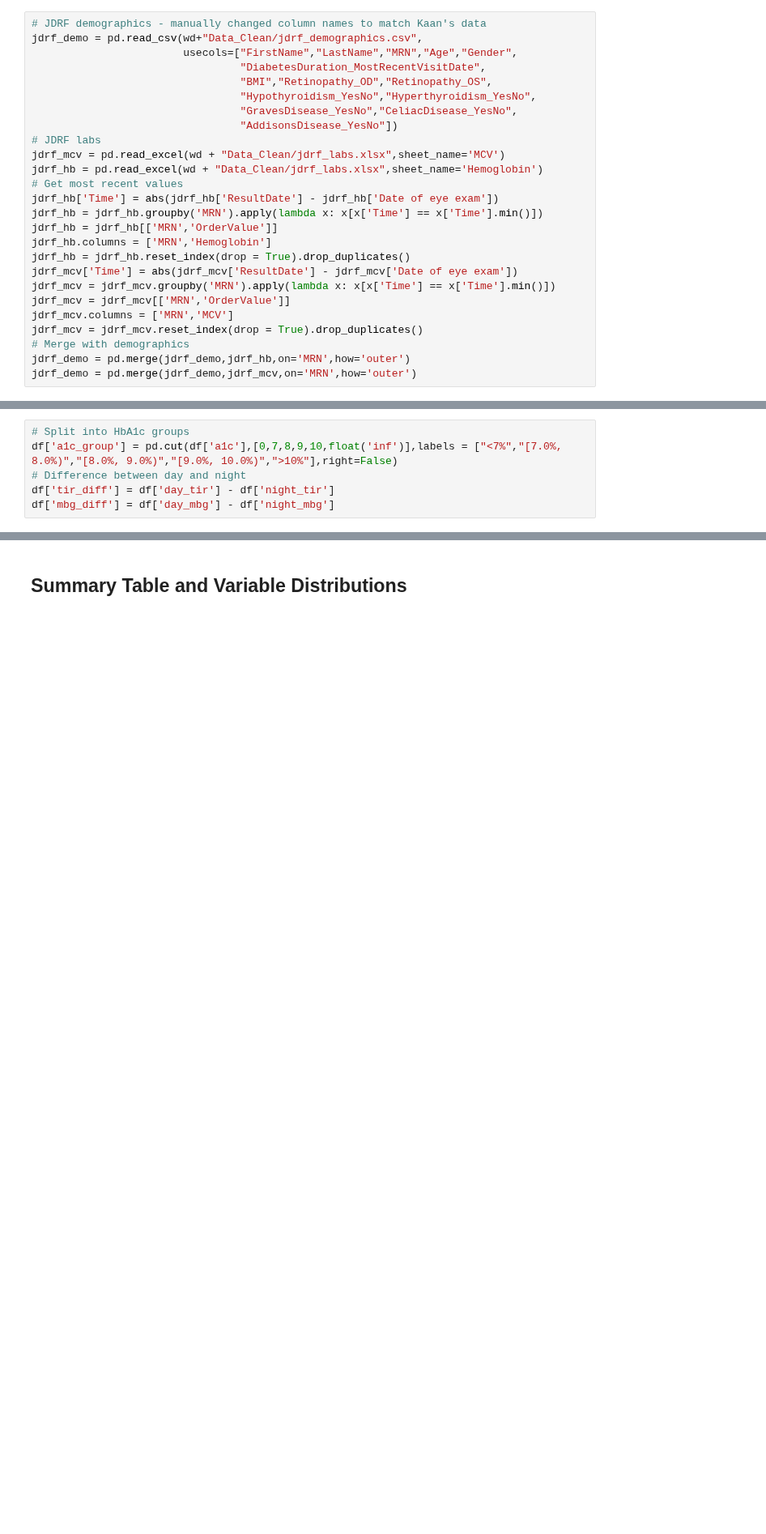
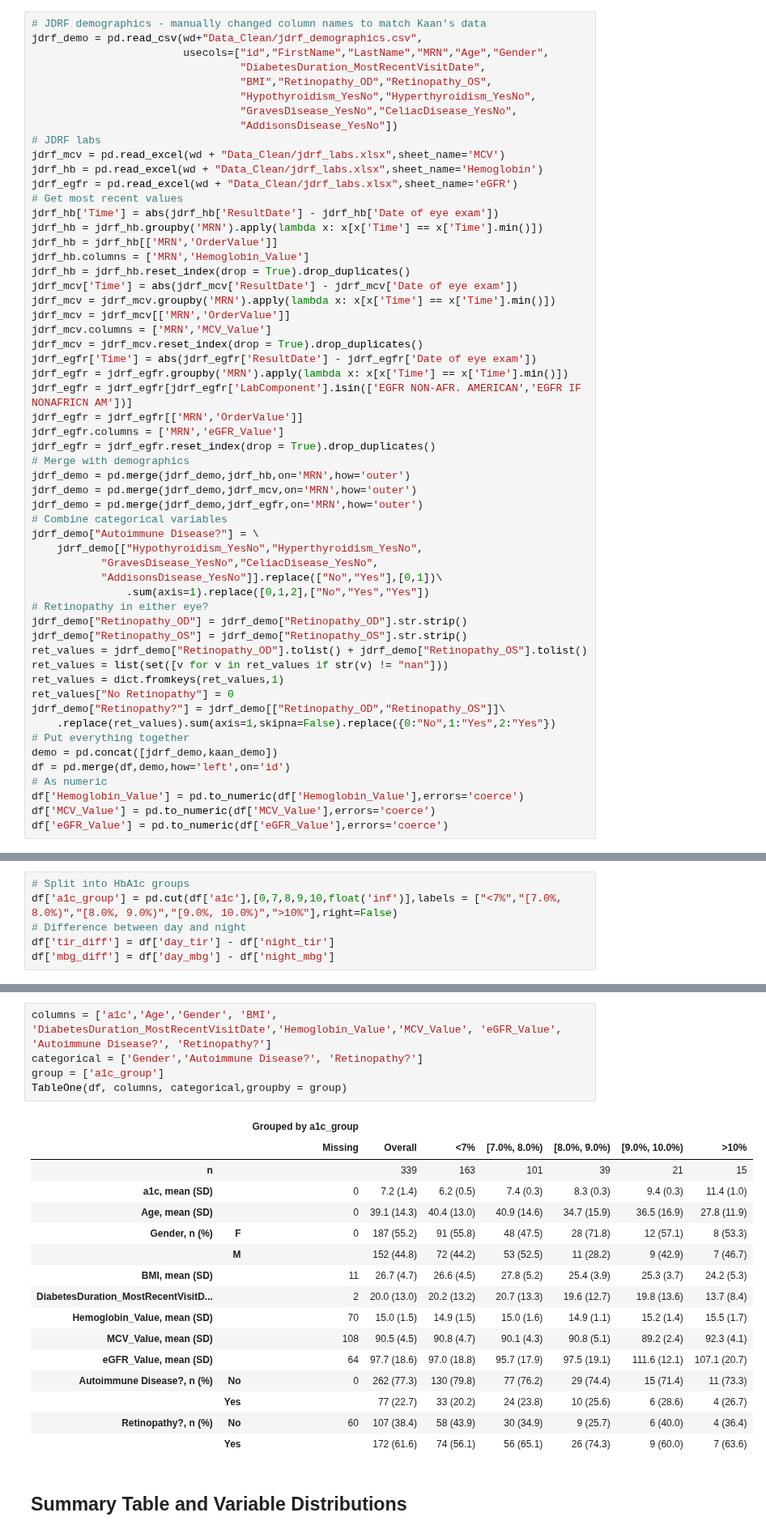
Before and after one commit to childhealthbiostatscore/BDC-Code, a Jupyter notebook: Viral Shah/Day and Night CGM/day_night_cgm_jdrf.ipynb, the cells around one changed output, grey strips where cells are left out. Shown at 81% size. Drawn from its saved outputs; the diff is of its cells as text; blank space fills up the shorter version.

```diff
--- a/Viral Shah/Day and Night CGM/day_night_cgm_jdrf.ipynb
+++ b/Viral Shah/Day and Night CGM/day_night_cgm_jdrf.ipynb
@@ -76,7 +76,7 @@ kaan_demo["Retinopathy?"] = kaan_demo[["Retinopathy_OD","Retinopathy_OS"]]\
 # %%
 # JDRF demographics - manually changed column names to match Kaan's data
 jdrf_demo = pd.read_csv(wd+"Data_Clean/jdrf_demographics.csv",
-                        usecols=["FirstName","LastName","MRN","Age","Gender",
+                        usecols=["id","FirstName","LastName","MRN","Age","Gender",
                                  "DiabetesDuration_MostRecentVisitDate",
                                  "BMI","Retinopathy_OD","Retinopathy_OS",
                                  "Hypothyroidism_YesNo","Hyperthyroidism_YesNo",
@@ -85,20 +85,50 @@ jdrf_demo = pd.read_csv(wd+"Data_Clean/jdrf_demographics.csv",
 # JDRF labs
 jdrf_mcv = pd.read_excel(wd + "Data_Clean/jdrf_labs.xlsx",sheet_name='MCV')
 jdrf_hb = pd.read_excel(wd + "Data_Clean/jdrf_labs.xlsx",sheet_name='Hemoglobin')
+jdrf_egfr = pd.read_excel(wd + "Data_Clean/jdrf_labs.xlsx",sheet_name='eGFR')
 # Get most recent values
 jdrf_hb['Time'] = abs(jdrf_hb['ResultDate'] - jdrf_hb['Date of eye exam'])
 jdrf_hb = jdrf_hb.groupby('MRN').apply(lambda x: x[x['Time'] == x['Time'].min()])
 jdrf_hb = jdrf_hb[['MRN','OrderValue']]
-jdrf_hb.columns = ['MRN','Hemoglobin']
+jdrf_hb.columns = ['MRN','Hemoglobin_Value']
 jdrf_hb = jdrf_hb.reset_index(drop = True).drop_duplicates()
 jdrf_mcv['Time'] = abs(jdrf_mcv['ResultDate'] - jdrf_mcv['Date of eye exam'])
 jdrf_mcv = jdrf_mcv.groupby('MRN').apply(lambda x: x[x['Time'] == x['Time'].min()])
 jdrf_mcv = jdrf_mcv[['MRN','OrderValue']]
-jdrf_mcv.columns = ['MRN','MCV']
+jdrf_mcv.columns = ['MRN','MCV_Value']
 jdrf_mcv = jdrf_mcv.reset_index(drop = True).drop_duplicates()
+jdrf_egfr['Time'] = abs(jdrf_egfr['ResultDate'] - jdrf_egfr['Date of eye exam'])
+jdrf_egfr = jdrf_egfr.groupby('MRN').apply(lambda x: x[x['Time'] == x['Time'].min()])
+jdrf_egfr = jdrf_egfr[jdrf_egfr['LabComponent'].isin(['EGFR NON-AFR. AMERICAN','EGFR IF NONAFRICN AM'])]
+jdrf_egfr = jdrf_egfr[['MRN','OrderValue']]
+jdrf_egfr.columns = ['MRN','eGFR_Value']
+jdrf_egfr = jdrf_egfr.reset_index(drop = True).drop_duplicates()
 # Merge with demographics
 jdrf_demo = pd.merge(jdrf_demo,jdrf_hb,on='MRN',how='outer')
 jdrf_demo = pd.merge(jdrf_demo,jdrf_mcv,on='MRN',how='outer')
+jdrf_demo = pd.merge(jdrf_demo,jdrf_egfr,on='MRN',how='outer')
+# Combine categorical variables
+jdrf_demo["Autoimmune Disease?"] = \
+    jdrf_demo[["Hypothyroidism_YesNo","Hyperthyroidism_YesNo",
+           "GravesDisease_YesNo","CeliacDisease_YesNo",
+           "AddisonsDisease_YesNo"]].replace(["No","Yes"],[0,1])\
+               .sum(axis=1).replace([0,1,2],["No","Yes","Yes"])
+# Retinopathy in either eye?
+jdrf_demo["Retinopathy_OD"] = jdrf_demo["Retinopathy_OD"].str.strip()
+jdrf_demo["Retinopathy_OS"] = jdrf_demo["Retinopathy_OS"].str.strip()
+ret_values = jdrf_demo["Retinopathy_OD"].tolist() + jdrf_demo["Retinopathy_OS"].tolist()
+ret_values = list(set([v for v in ret_values if str(v) != "nan"]))
+ret_values = dict.fromkeys(ret_values,1)
+ret_values["No Retinopathy"] = 0
+jdrf_demo["Retinopathy?"] = jdrf_demo[["Retinopathy_OD","Retinopathy_OS"]]\
+    .replace(ret_values).sum(axis=1,skipna=False).replace({0:"No",1:"Yes",2:"Yes"})
+# Put everything together
+demo = pd.concat([jdrf_demo,kaan_demo])
+df = pd.merge(df,demo,how='left',on='id')
+# As numeric
+df['Hemoglobin_Value'] = pd.to_numeric(df['Hemoglobin_Value'],errors='coerce')
+df['MCV_Value'] = pd.to_numeric(df['MCV_Value'],errors='coerce')
+df['eGFR_Value'] = pd.to_numeric(df['eGFR_Value'],errors='coerce')
 # %% [markdown]
 # Data Characteristics
 - TIR was calculated using 2 weeks of CGM data prior to an office visit.
@@ -113,3 +145,25 @@ df['mbg_diff'] = df['day_mbg'] - df['night_mbg']
+# %%
+columns = ['a1c','Age','Gender', 'BMI', 'DiabetesDuration_MostRecentVisitDate','Hemoglobin_Value','MCV_Value', 'eGFR_Value', 'Autoimmune Disease?', 'Retinopathy?']
+categorical = ['Gender','Autoimmune Disease?', 'Retinopathy?']
+group = ['a1c_group']
+TableOne(df, columns, categorical,groupby = group)
+# %% [output]
+|  |  | Grouped by a1c_group |  |  |  |  |  |  |
+|  |  | Missing | Overall | <7% | [7.0%, 8.0%) | [8.0%, 9.0%) | [9.0%, 10.0%) | >10% |
+| n |  |  | 339 | 163 | 101 | 39 | 21 | 15 |
+| a1c, mean (SD) |  | 0 | 7.2 (1.4) | 6.2 (0.5) | 7.4 (0.3) | 8.3 (0.3) | 9.4 (0.3) | 11.4 (1.0) |
+| Age, mean (SD) |  | 0 | 39.1 (14.3) | 40.4 (13.0) | 40.9 (14.6) | 34.7 (15.9) | 36.5 (16.9) | 27.8 (11.9) |
+| Gender, n (%) | F | 0 | 187 (55.2) | 91 (55.8) | 48 (47.5) | 28 (71.8) | 12 (57.1) | 8 (53.3) |
+|  | M |  | 152 (44.8) | 72 (44.2) | 53 (52.5) | 11 (28.2) | 9 (42.9) | 7 (46.7) |
+| BMI, mean (SD) |  | 11 | 26.7 (4.7) | 26.6 (4.5) | 27.8 (5.2) | 25.4 (3.9) | 25.3 (3.7) | 24.2 (5.3) |
+| DiabetesDuration_MostRecentVisitD... |  | 2 | 20.0 (13.0) | 20.2 (13.2) | 20.7 (13.3) | 19.6 (12.7) | 19.8 (13.6) | 13.7 (8.4) |
+| Hemoglobin_Value, mean (SD) |  | 70 | 15.0 (1.5) | 14.9 (1.5) | 15.0 (1.6) | 14.9 (1.1) | 15.2 (1.4) | 15.5 (1.7) |
+| MCV_Value, mean (SD) |  | 108 | 90.5 (4.5) | 90.8 (4.7) | 90.1 (4.3) | 90.8 (5.1) | 89.2 (2.4) | 92.3 (4.1) |
+| eGFR_Value, mean (SD) |  | 64 | 97.7 (18.6) | 97.0 (18.8) | 95.7 (17.9) | 97.5 (19.1) | 111.6 (12.1) | 107.1 (20.7) |
+| Autoimmune Disease?, n (%) | No | 0 | 262 (77.3) | 130 (79.8) | 77 (76.2) | 29 (74.4) | 15 (71.4) | 11 (73.3) |
+|  | Yes |  | 77 (22.7) | 33 (20.2) | 24 (23.8) | 10 (25.6) | 6 (28.6) | 4 (26.7) |
+| Retinopathy?, n (%) | No | 60 | 107 (38.4) | 58 (43.9) | 30 (34.9) | 9 (25.7) | 6 (40.0) | 4 (36.4) |
+|  | Yes |  | 172 (61.6) | 74 (56.1) | 56 (65.1) | 26 (74.3) | 9 (60.0) | 7 (63.6) |
 # %% [markdown]
 ## Summary Table and Variable Distributions
 # %%
```
Also changed, not shown: parts of 16 cells of this notebook.
